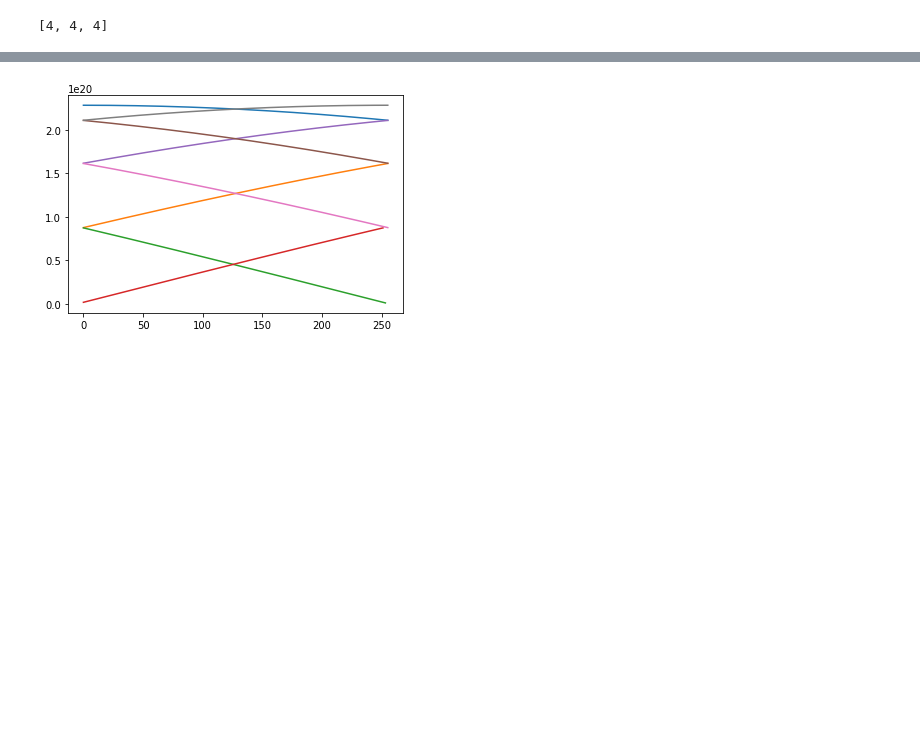
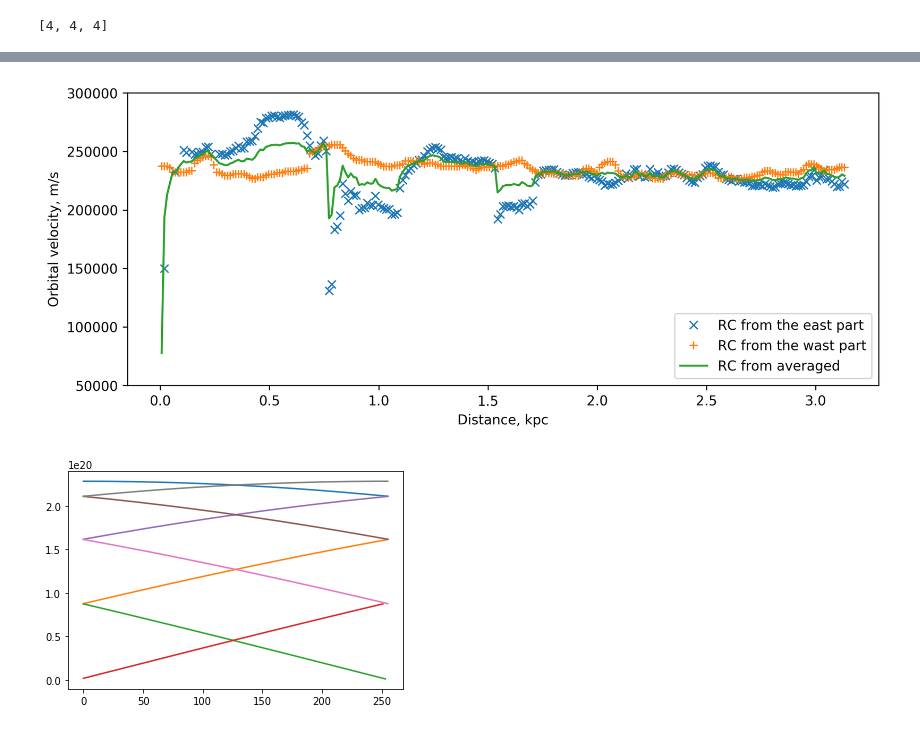
Before and after one commit to EntherH/Rotational-Curve-from-HI4PI, a Jupyter notebook: Galatic_rotational_curve.ipynb, the cells around one changed output, grey strips where cells are left out. Saved outputs shown, nothing was run; the diff lists cells and outputs as text; code cells hidden in the pictures; blank space fills up the shorter version.

```diff
--- a/Galatic_rotational_curve.ipynb
+++ b/Galatic_rotational_curve.ipynb
@@ -315,3 +329,22 @@ finished
+# %%
+plt.figure(figsize=(10,4),dpi=300)
+y = (np.array(max_vels)+np.array(-min_vels))/2
+
+idx = np.argwhere(y>300000)
+
+for i in idx:
+    y[idx] = (y[idx-1]+y[idx+1])/2
+
+plt.ylim(50000,300000)
+plt.plot(D,-min_vels,'x',label = 'RC from the east part')
+plt.plot(D,max_vels,'+',label = 'RC from the wast part')
+plt.plot(D,y,label = 'RC from averaged')
+plt.xlabel('Distance, kpc')
+plt.ylabel('Orbital velocity, m/s')
+plt.legend(loc='lower right')
+plt.savefig('aveaaged.png')
+# %% [output]
+[figure, added]
 # %%
 for Ds in Ds:
     plt.plot(Ds)
```
Also changed, not shown: parts of 3 cells of this notebook, 2 other files.
